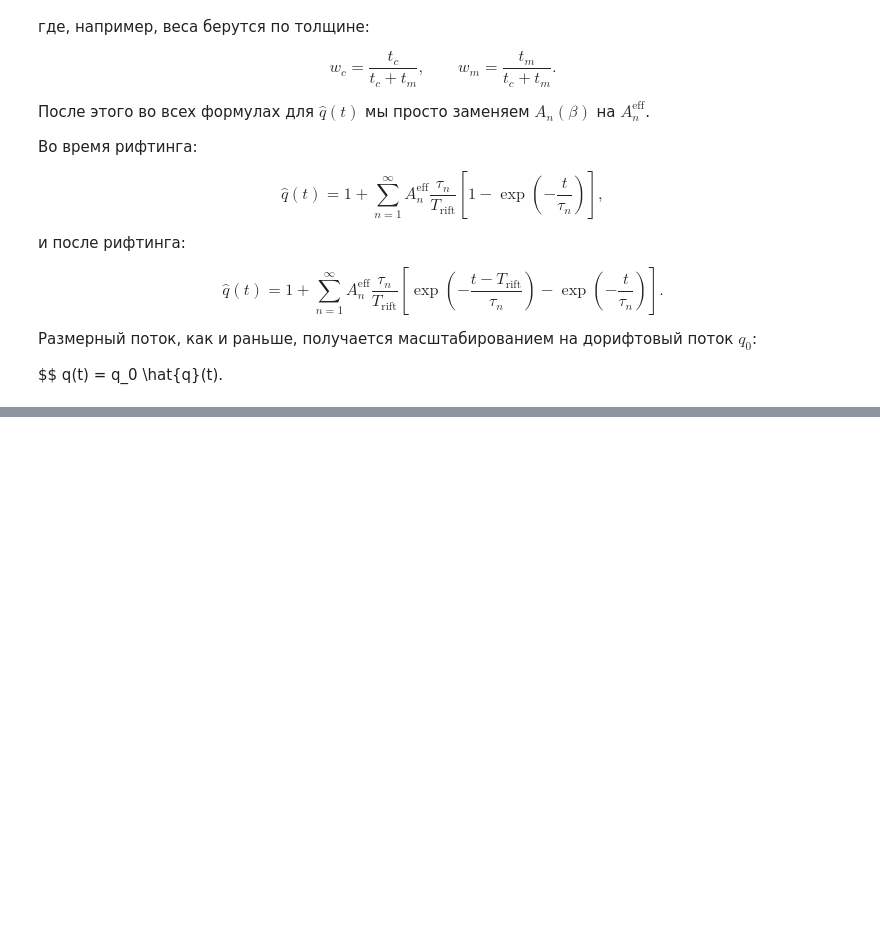
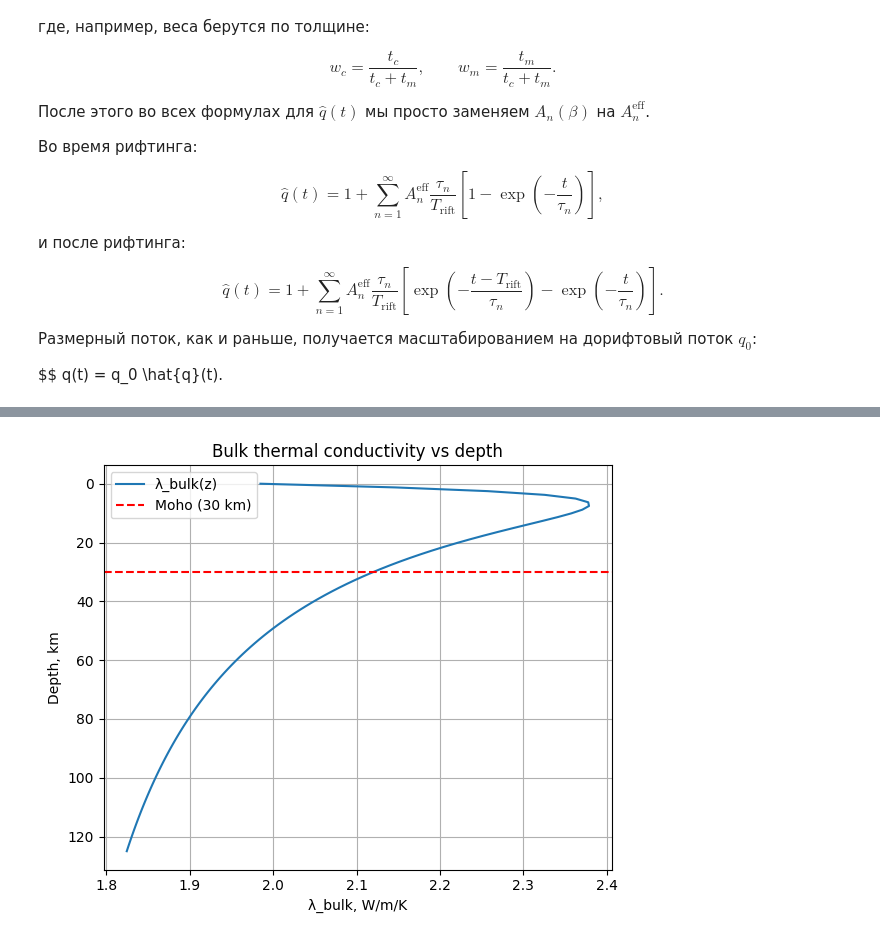
Before and after one commit to MariiaKalinina/heat-transfer-pinn, a Jupyter notebook: heatflux_test copy.ipynb, the cells around one changed output, grey strips where cells are left out. Cells and saved outputs as stored; diff of their text form; code cells hidden in the pictures; blank space fills up the shorter version.

```diff
--- a/heatflux_test copy.ipynb
+++ b/heatflux_test copy.ipynb
@@ -865,0 +1258,99 @@ plt.show()
+# %%
+# Глубины
+z_crust_top_km  = 0.0
+z_crust_bot_km  = 30.0     # кора: 0–30 км
+z_mantle_top_km = 30.0
+z_mantle_bot_km = 125.0    # мантия: 30–120 км
+
+z_max_km = z_mantle_bot_km
+z_max_m  = z_max_km * 1e3
+
+# Температуры (примерный линейный профиль)
+T_surf_C = 0.0
+T_lab_C  = 1330.0
+
+# Матрица при 20°C (как в PetroMod, например 2.6 W/m/K)
+lambda_m_20 = 2.6  # W/m/K
+
+# Параметры пористости (игрушечный пример)
+phi0   = 0.1       # пористость у поверхности
+z_star = 3e3       # м, масштаб убывания пористости
+
+# Теплопроводность флюида
+lambda_fluid = 0.6 # W/m/K
+
+# Сетка
+N = 100
+z = np.linspace(0, z_max_m, N)  # м
+dz = z[1] - z[0]
+
+# ---------- ФУНКЦИИ ----------
+def Sekiguchi_Waples(T_K, lambda_m, correction=True):
+    """
+    T_K      : температура в Кельвинах
+    lambda_m : теплопроводность матрицы при 20°C
+    """
+    if correction:
+        return 358.0 * (1.0227 * lambda_m - 1.882) * (T_K**(-1) - 0.00068) + 1.84
+    else:
+        return lambda_m
+
+def phi_of_z(z):
+    """Простейший профиль пористости: экспоненциальное уменьшение."""
+    return phi0 * np.exp(-z / z_star)
+
+def T_of_z(z):
+    """
+    Линейный профиль температуры от поверхности до LAB.
+    T(z) = T_surf + (T_lab - T_surf) * (z / z_max)
+    """
+    return T_surf_C + (T_lab_C - T_surf_C) * (z / z_max_m)
+
+# ---------- РАСЧЁТ ПРОФИЛЕЙ ----------
+
+T_C = T_of_z(z)
+T_K = T_C + 273.15
+
+phi = phi_of_z(z)
+
+# Теплопроводность матрицы λ_matrix(T)
+lambda_mat = Sekiguchi_Waples(T_K, lambda_m_20, correction=True)
+
+# Bulk λ(z) по гармоническому смешению матрица+флюид
+lambda_bulk = 1.0 / (
+    (1.0 - phi) / lambda_mat + phi / lambda_fluid
+)
+
+# ---------- ВЫДЕЛЯЕМ КОРУ И МАНТИЮ ----------
+
+z_km = z / 1e3
+
+mask_crust  = (z_km >= z_crust_top_km)  & (z_km <= z_crust_bot_km)
+mask_mantle = (z_km >= z_mantle_top_km) & (z_km <= z_mantle_bot_km)
+
+lambda_crust  = lambda_bulk[mask_crust]
+lambda_mantle = lambda_bulk[mask_mantle]
+
+# Гармоническое среднее: k_eff ≈ 1 / <1/λ>
+k_c_eff = 1.0 / np.mean(1.0 / lambda_crust)
+k_m_eff = 1.0 / np.mean(1.0 / lambda_mantle)
+
+print(f"k_c_eff (кора 0–{z_crust_bot_km:.0f} км)   ≈ {k_c_eff:.3f} W/m/K")
+print(f"k_m_eff (мантия {z_mantle_top_km:.0f}–{z_mantle_bot_km:.0f} км) ≈ {k_m_eff:.3f} W/m/K")
+
+# ---------- ВИЗУАЛИЗАЦИЯ ПРОФИЛЯ λ(z) ----------
+
+fig, ax1 = plt.subplots(figsize=(6, 5))
+ax1.plot(lambda_bulk, z_km, label="λ_bulk(z)")
+ax1.invert_yaxis()
+ax1.set_xlabel("λ_bulk, W/m/K")
+ax1.set_ylabel("Depth, km")
+ax1.grid(True)
+ax1.set_title("Bulk thermal conductivity vs depth")
+
+# отметим границы коры и мантии
+ax1.axhline(z_crust_bot_km, color="red", linestyle="--", label="Moho (30 km)")
+ax1.legend()
+plt.tight_layout()
+plt.show()
+# %% [output]
@@ -865,0 +1359 @@ plt.show()
+[figure, added]
```
Also changed, not shown: parts of 10 cells of this notebook, 1 other file.
